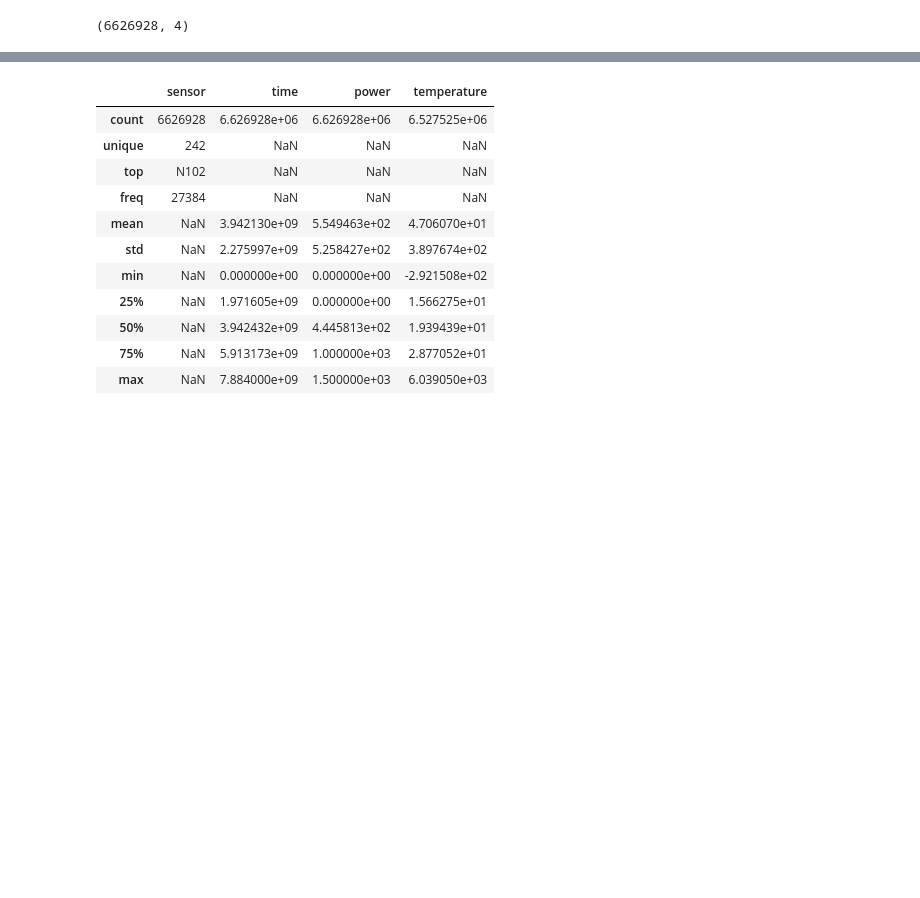
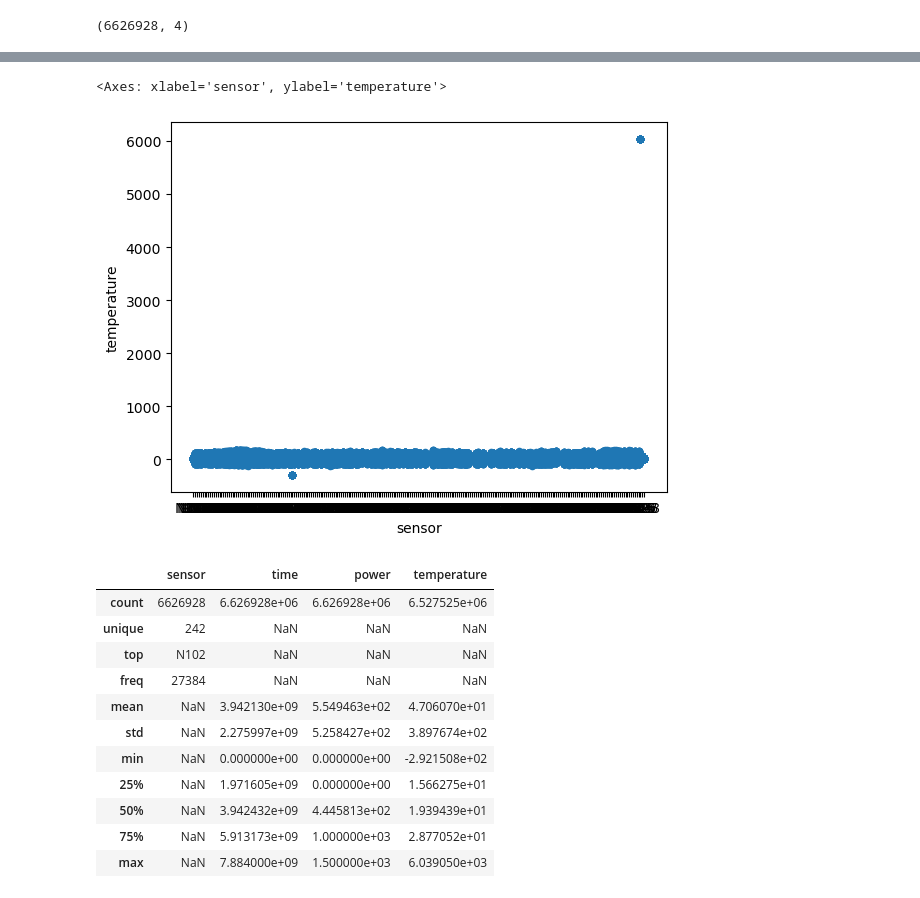
Before and after one commit to alicebeast/FinalProject_ML, a Jupyter notebook: projetdeAliceBG.ipynb, the cells around one changed output, grey strips where cells are left out. Saved outputs shown, nothing was run; the diff lists cells and outputs as text; code cells hidden in the pictures; blank space fills up the shorter version.

```diff
--- a/projetdeAliceBG.ipynb
+++ b/projetdeAliceBG.ipynb
@@ -42,6 +51,9 @@ train.shape
 # %%
 #view of possible outliers --> here we see two 'bad' sensors
-#train.plot(kind='scatter', x='sensor', y='temperature')
+train.plot(kind='scatter', x='sensor', y='temperature')
+# %% [output]
+<Axes: xlabel='sensor', ylabel='temperature'>
+[figure, added]
 # %%
 train.describe(include="all")
 # %% [output]
```
Also changed, not shown: parts of 16 cells of this notebook.
